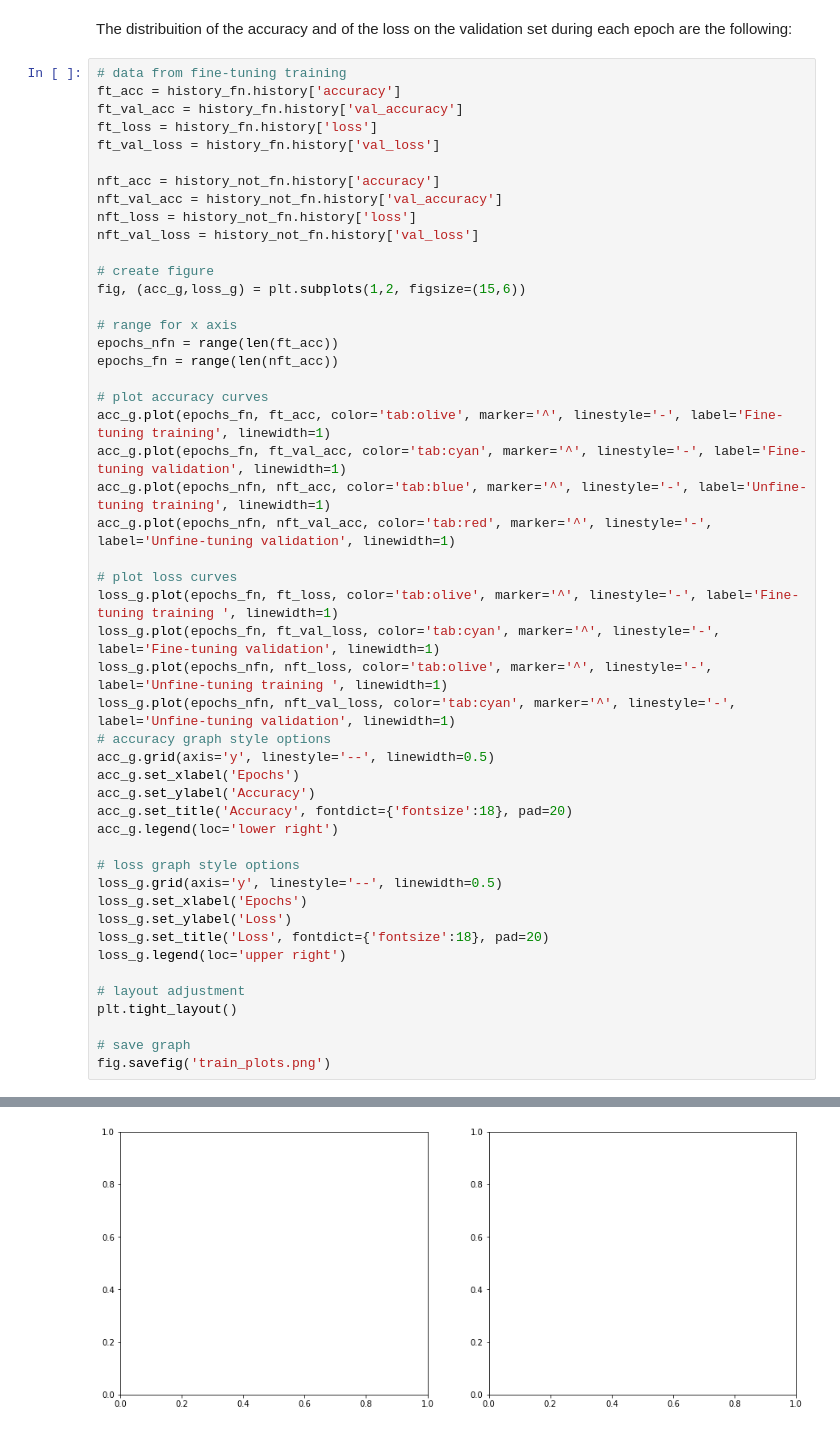
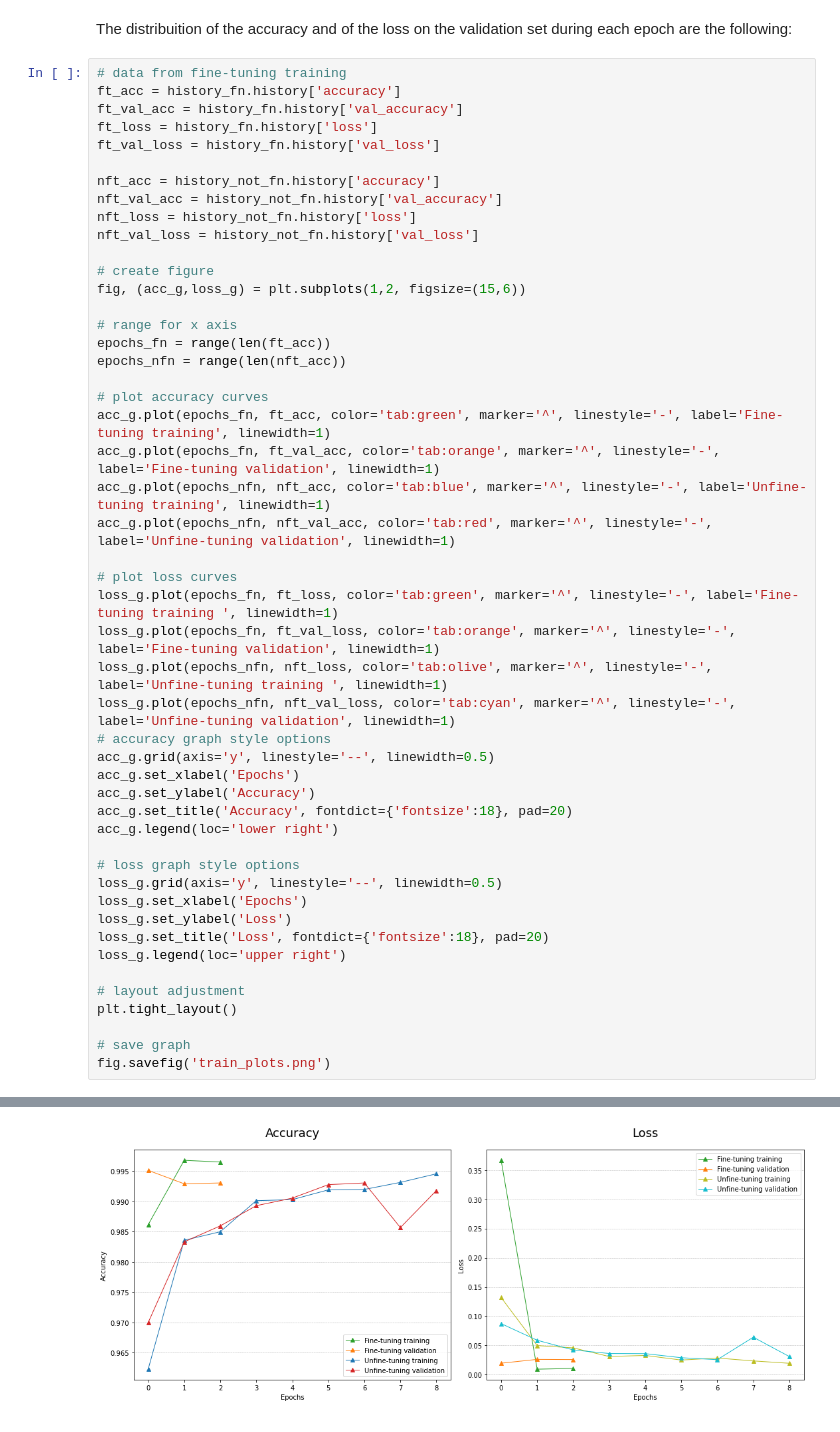
Before and after one commit to EdoardoMorucci/Plant-Leaves-Search-Engine---MIRCV, a Jupyter notebook: model_fine_tuning.ipynb, the cells around one changed output, grey strips where cells are left out. Saved outputs shown, nothing was run; the diff lists cells and outputs as text.

```diff
--- a/model_fine_tuning.ipynb
+++ b/model_fine_tuning.ipynb
@@ -422,18 +422,18 @@ nft_val_loss = history_not_fn.history['val_loss']
 fig, (acc_g,loss_g) = plt.subplots(1,2, figsize=(15,6))
 
 # range for x axis
-epochs_nfn = range(len(ft_acc))
-epochs_fn = range(len(nft_acc))
+epochs_fn = range(len(ft_acc))
+epochs_nfn = range(len(nft_acc))
 
 # plot accuracy curves
-acc_g.plot(epochs_fn, ft_acc, color='tab:olive', marker='^', linestyle='-', label='Fine-tuning training', linewidth=1)
-acc_g.plot(epochs_fn, ft_val_acc, color='tab:cyan', marker='^', linestyle='-', label='Fine-tuning validation', linewidth=1)
+acc_g.plot(epochs_fn, ft_acc, color='tab:green', marker='^', linestyle='-', label='Fine-tuning training', linewidth=1)
+acc_g.plot(epochs_fn, ft_val_acc, color='tab:orange', marker='^', linestyle='-', label='Fine-tuning validation', linewidth=1)
 acc_g.plot(epochs_nfn, nft_acc, color='tab:blue', marker='^', linestyle='-', label='Unfine-tuning training', linewidth=1)
 acc_g.plot(epochs_nfn, nft_val_acc, color='tab:red', marker='^', linestyle='-', label='Unfine-tuning validation', linewidth=1)
 
 # plot loss curves
-loss_g.plot(epochs_fn, ft_loss, color='tab:olive', marker='^', linestyle='-', label='Fine-tuning training ', linewidth=1)
-loss_g.plot(epochs_fn, ft_val_loss, color='tab:cyan', marker='^', linestyle='-', label='Fine-tuning validation', linewidth=1)
+loss_g.plot(epochs_fn, ft_loss, color='tab:green', marker='^', linestyle='-', label='Fine-tuning training ', linewidth=1)
+loss_g.plot(epochs_fn, ft_val_loss, color='tab:orange', marker='^', linestyle='-', label='Fine-tuning validation', linewidth=1)
 loss_g.plot(epochs_nfn, nft_loss, color='tab:olive', marker='^', linestyle='-', label='Unfine-tuning training ', linewidth=1)
 loss_g.plot(epochs_nfn, nft_val_loss, color='tab:cyan', marker='^', linestyle='-', label='Unfine-tuning validation', linewidth=1)
 # accuracy graph style options
@@ -460 +459 @@ ValueError: ignored
-[figure, old version]
+[figure, new version]
```
Also changed, not shown: parts of 1 cell of this notebook.
